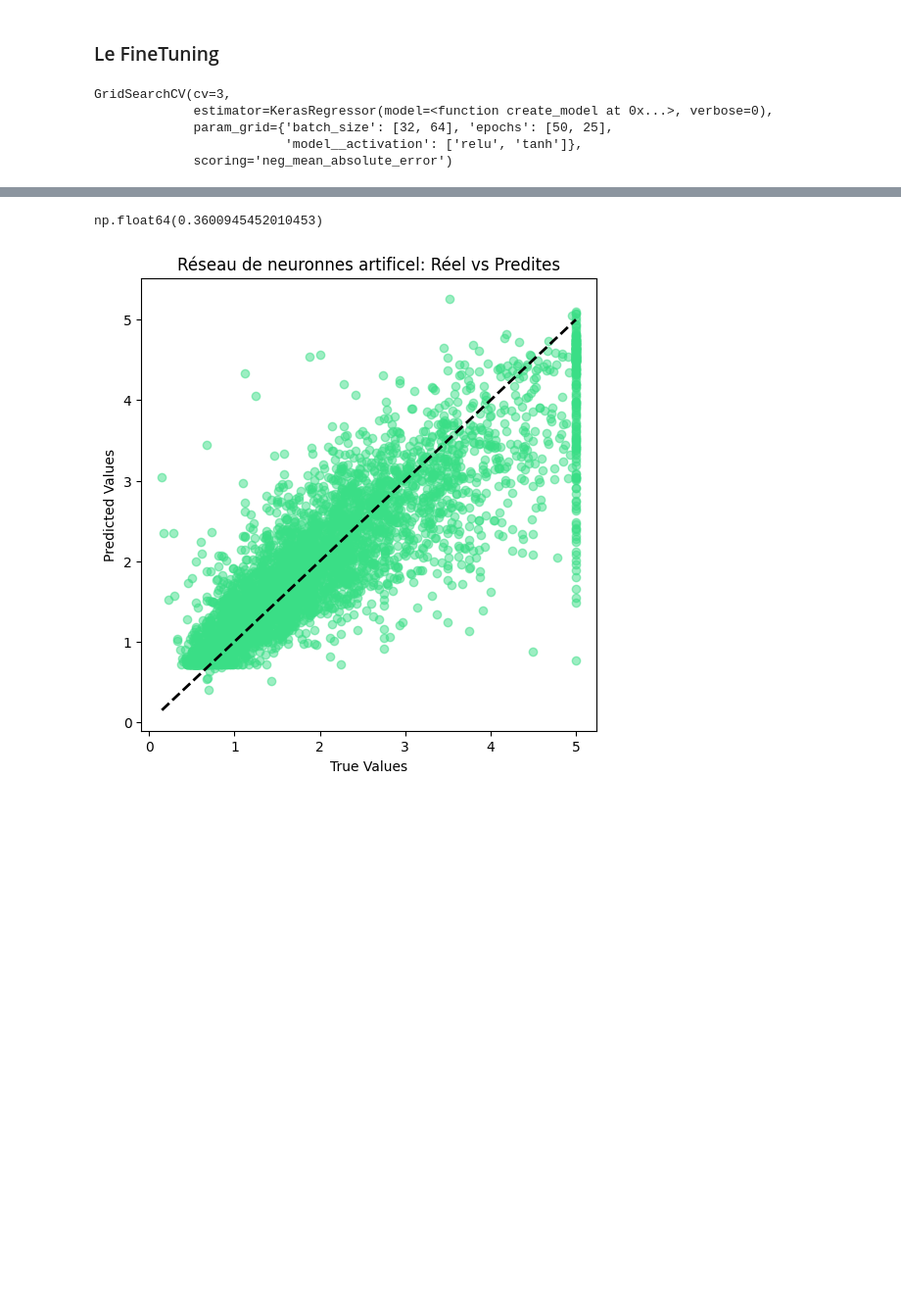
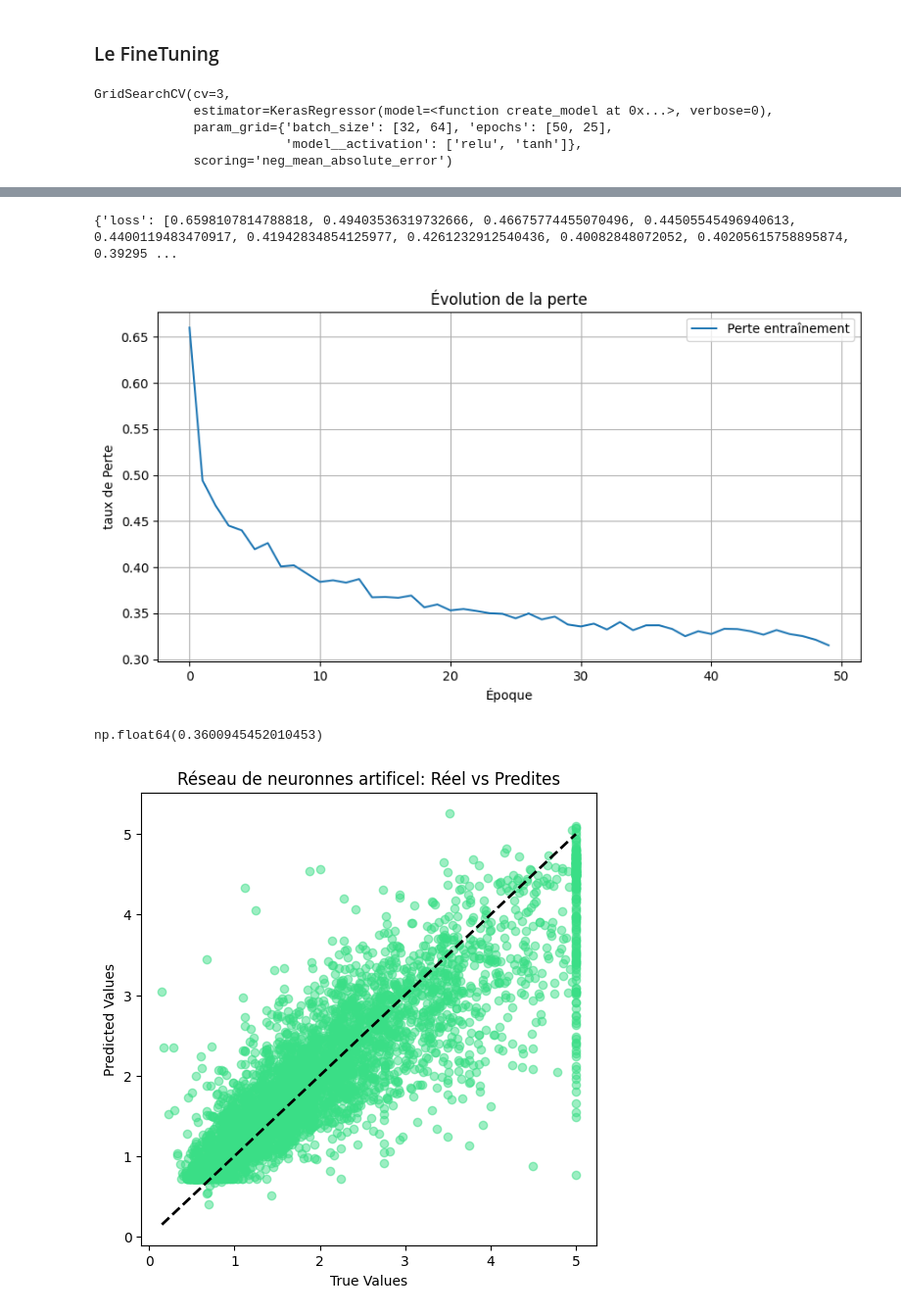
Before and after one commit to maycods/AI-Tutorial, a Jupyter notebook: Atelier_4.ipynb, the cells around one changed output, grey strips where cells are left out. Shown at 98% size. Saved outputs shown, nothing was run; the diff lists cells and outputs as text; code cells hidden in the pictures; blank space fills up the shorter version.

```diff
--- a/Atelier_4.ipynb
+++ b/Atelier_4.ipynb
@@ -186,3 +199,20 @@ for mean_score, params in zip(cv_res["mean_test_score"], cv_res["params"]):
 # %%
 ann_model = grid.best_estimator_#on retient le model avec les meilleurs parametres
+# %%
+best_model_history = grid.best_estimator_.model_.history.history
+
+plt.figure(figsize=(10, 5))
+
+plt.plot(best_model_history['loss'], label='Perte entraînement')#l'historique des pertes enregistré pour chaque epoch
+print(best_model_history)
+plt.title('Évolution de la perte en fonction des epochs')
+plt.xlabel('Époque')
+plt.ylabel('taux de Perte')
+plt.legend()
+plt.grid()
+
+plt.show()
+# %% [output]
+{'loss': [0.6598107814788818, 0.49403536319732666, 0.46675774455070496, 0.44505545496940613, 0.4400119483470917, 0.41942834854125977, 0.4261232912540436, 0.40082848072052, 0.40205615758895874, 0.39295 ...
+[figure, added]
 # %%
```
Also changed, not shown: parts of 16 cells of this notebook, 7 other files.
